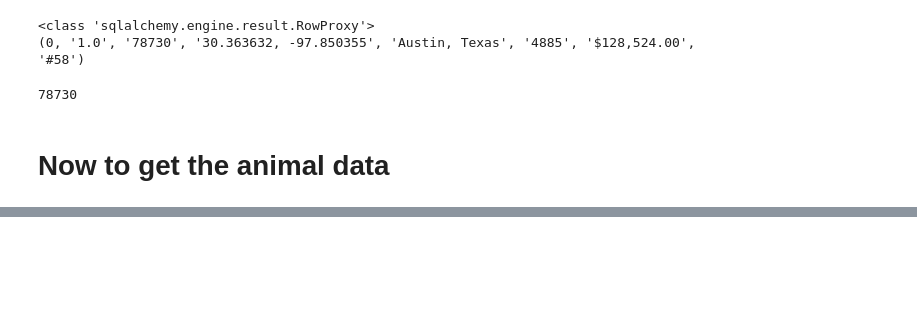
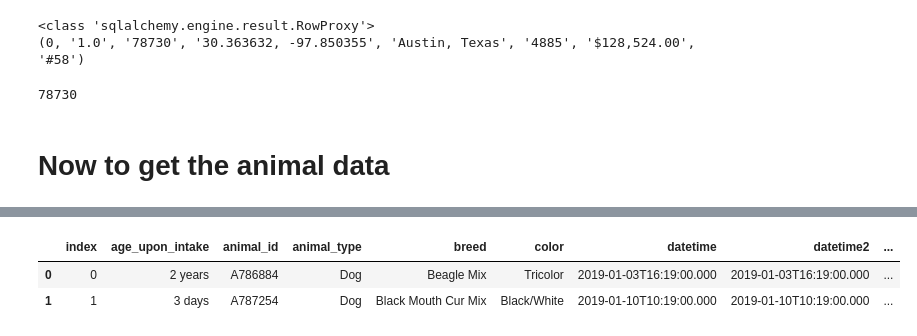
Before and after one commit to ziangzhang10/austin-animal-shelters, a Jupyter notebook: Data_to_db.ipynb, the cells around one changed output, grey strips where cells are left out. Drawn from its saved outputs; the diff is of its cells as text; code cells hidden in the pictures; blank space fills up the shorter version.

Commit message:
Adding test data

```diff
--- a/Data_to_db.ipynb
+++ b/Data_to_db.ipynb
@@ -144,0 +218,8 @@ pprint(intake)
+# %%
+test_df = pd.read_sql_query("SELECT * FROM austin_animal_intake WHERE zipcode != 'None'", con=engine)
+# %%
+test_df
+# %% [output]
+|  | index | age_upon_intake | animal_id | animal_type | breed | color | datetime | datetime2 | ... |
+| 0 | 0 | 2 years | A786884 | Dog | Beagle Mix | Tricolor | 2019-01-03T16:19:00.000 | 2019-01-03T16:19:00.000 | ... |
+| 1 | 1 | 3 days | A787254 | Dog | Black Mouth Cur Mix | Black/White | 2019-01-10T10:19:00.000 | 2019-01-10T10:19:00.000 | ... |
```
Also changed, not shown: parts of 23 cells of this notebook, 2 other files.
